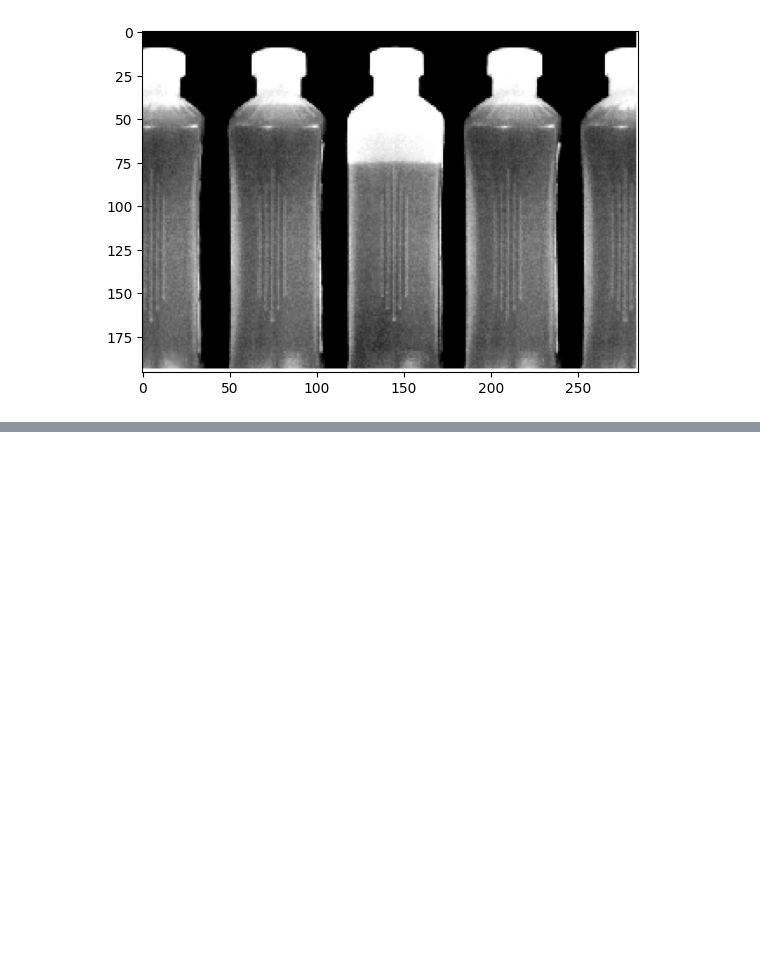
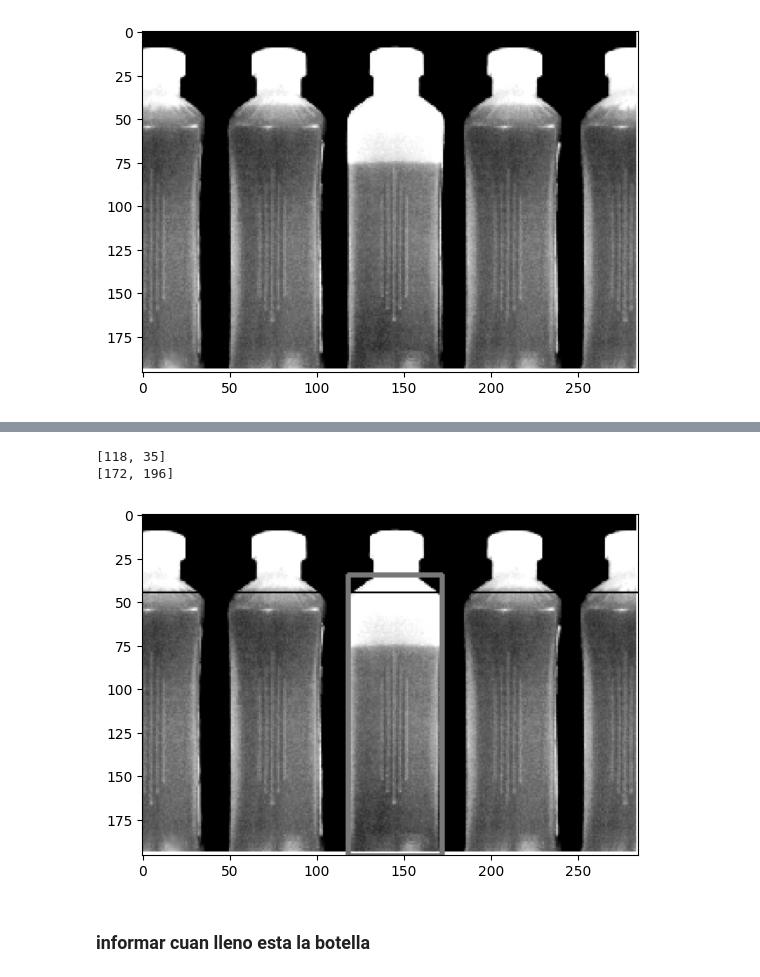
Before and after one commit to aguusandy/pdi-2024, a Jupyter notebook: Unidad1_PDI.ipynb, the cells around one changed output, grey strips where cells are left out. Drawn from its saved outputs; the diff is of its cells as text; code cells hidden in the pictures; blank space fills up the shorter version.

```diff
--- a/Unidad1_PDI.ipynb
+++ b/Unidad1_PDI.ipynb
@@ -226,0 +288,22 @@ plt.imshow(img_botella)
+# %%
+# ploteo el resultado
+
+# cv.rectangle(img_botella_min, (pos_x,lim_y-10), (pos_x+int(dif_pixeles/2),size_y), color=(120, 120, 0) , thickness=2)
+for i in range(0,len(vector_botellas)):
+  aux = vector_botellas[i]
+  punto0 = aux[0]
+  print(punto0)
+  punto1 = aux[1]
+  print(punto1)
+  cv.rectangle(img_botella_min, punto0, punto1, color=(120, 120, 0) , thickness=2)
+
+
+plt.figure()
+plt.imshow(img_botella_min,cmap='gray')
+plt.show()
+# %% [output]
+[118, 35]
+[172, 196]
+[figure, added]
+# %% [markdown]
+### informar cuan lleno esta la botella
```
Also changed, not shown: parts of 7 cells of this notebook.
